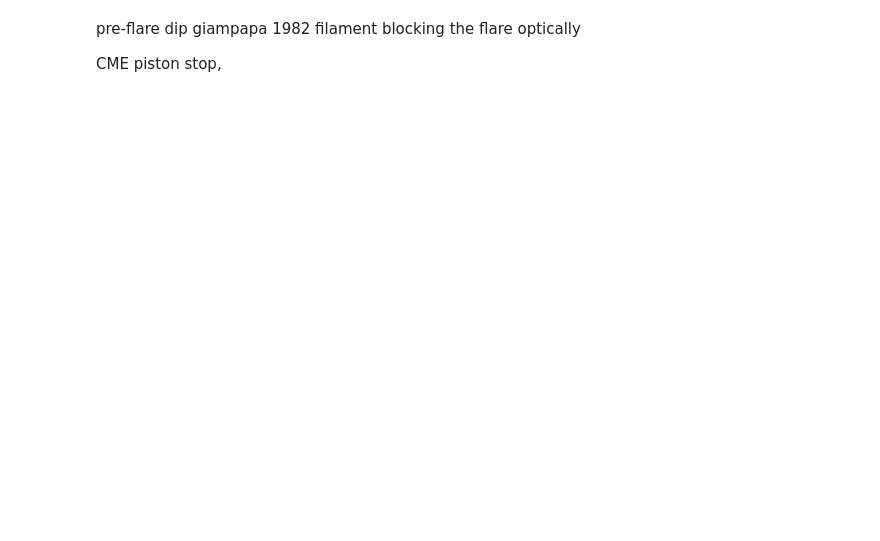
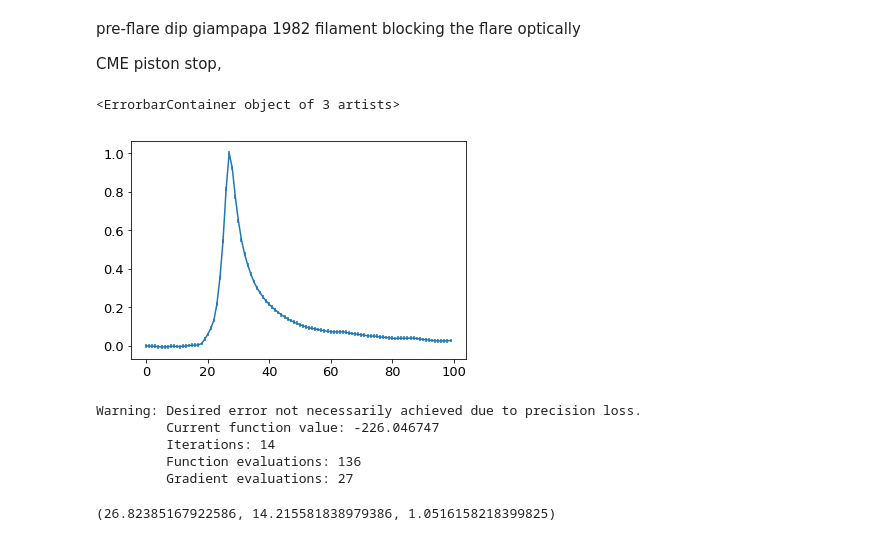
Before and after one commit to ekaterinailin/TESS_UCD_flares, a Jupyter notebook: notebook/FPCA_using_fdasrsf.ipynb, the cells around one changed output. Cells and saved outputs as stored; diff of their text form; code cells hidden in the pictures; blank space fills up the shorter version.

```diff
--- a/notebook/FPCA_using_fdasrsf.ipynb
+++ b/notebook/FPCA_using_fdasrsf.ipynb
@@ -100,0 +98,24 @@ a.T.shape, np.arange(0,100).shape
+# %%
+flux = LMREGMEAN.data_matrix[0].T[0] -1.
+time = LMREGMEAN.sample_points[0].astype(float)
+flux_err = .01#MREGSTD.data_matrix[0].T[0]
+
+plt.errorbar(time, flux, yerr=flux_err)
+# %% [output]
+<ErrorbarContainer object of 3 artists>
+[figure, added]
+# %%
+import scipy.optimize as op
+nll = lambda *args: -loglikelihood(*args)
+result = op.minimize(nll, [26.8,14.,1.], args=(time, flux, flux_err),options={ 'disp': True})
+tpeak_ml, dur_ml, ampl_ml = result["x"]
+# %% [output]
+Warning: Desired error not necessarily achieved due to precision loss.
+         Current function value: -226.046747
+         Iterations: 14
+         Function evaluations: 136
+         Gradient evaluations: 27
+# %%
+tpeak_ml, dur_ml, ampl_ml
+# %% [output]
+(26.82385167922586, 14.215581838979386, 1.0516158218399825)
```
Also changed, not shown: parts of 11 cells of this notebook, 1 other file.
